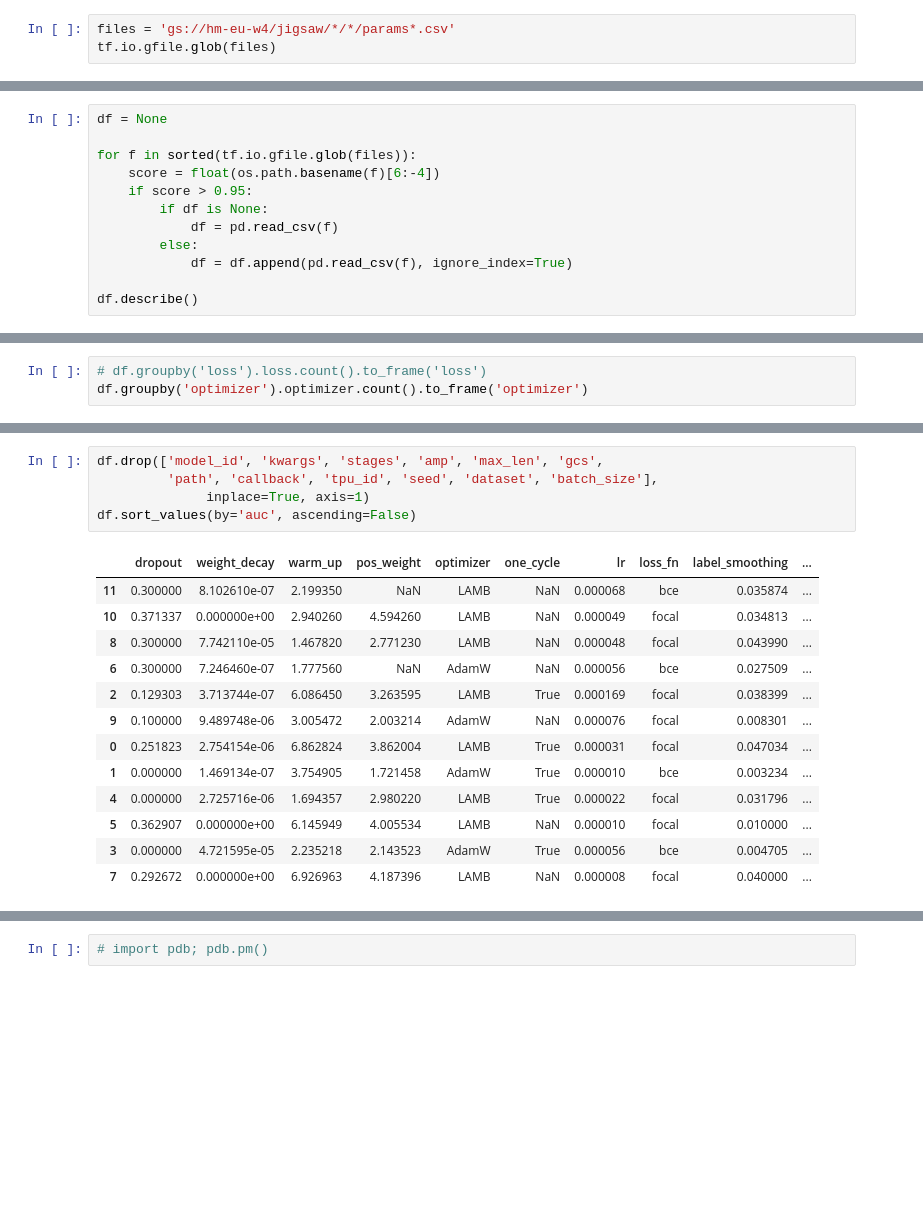
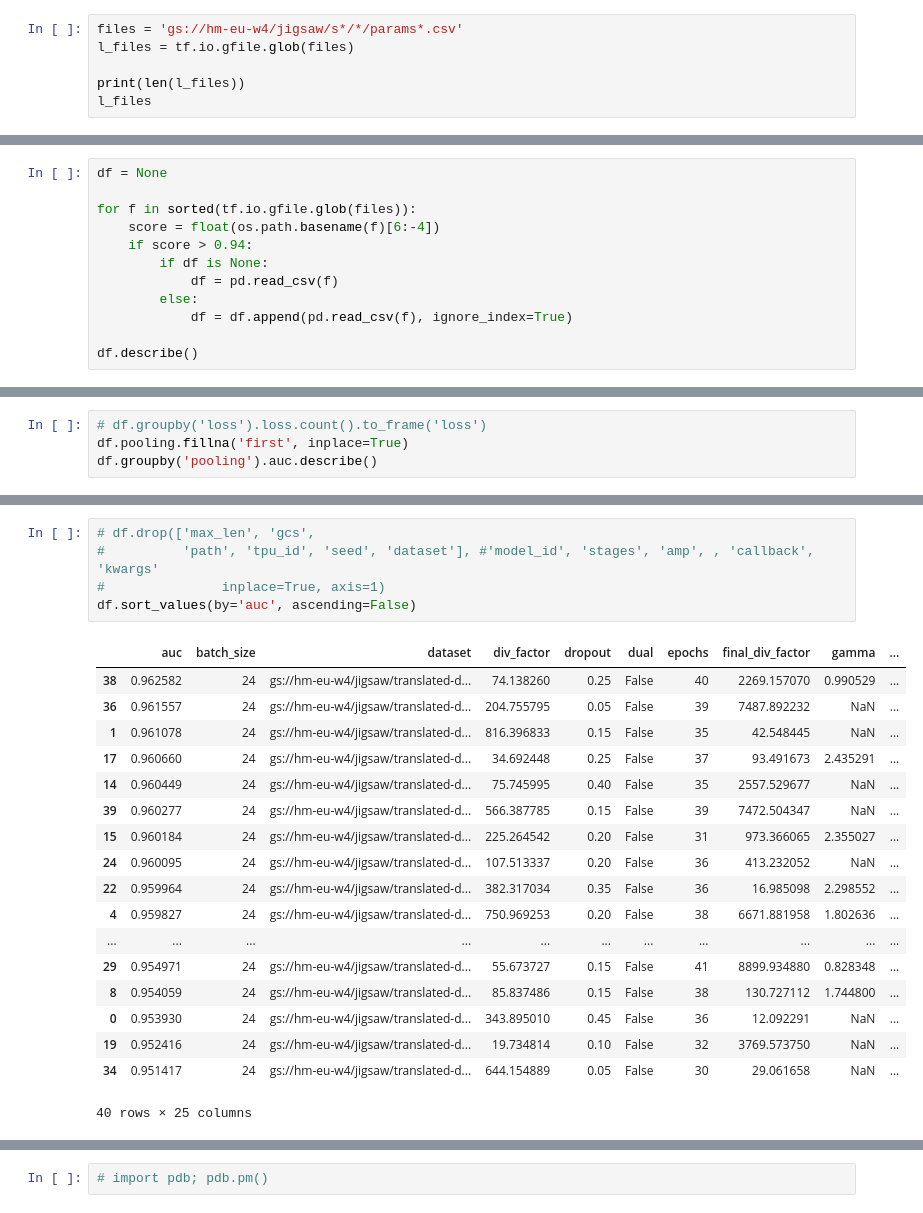
Before and after one commit to henrique/jigsaw20, a Jupyter notebook: subs.ipynb, the cells around one changed output, grey strips where cells are left out. Cells and saved outputs as stored; diff of their text form; blank space fills up the shorter version.

```diff
--- a/subs.ipynb
+++ b/subs.ipynb
@@ -11,6 +11,9 @@ import seaborn as sns
 import matplotlib.pyplot as plt
 sns.set()
 # %%
-files = 'gs://hm-eu-w4/jigsaw/*/*/params*.csv'
-tf.io.gfile.glob(files)
+files = 'gs://hm-eu-w4/jigsaw/s*/*/params*.csv'
+l_files = tf.io.gfile.glob(files)
+
+print(len(l_files))
+l_files
 # %% [output]
@@ -53,7 +42,7 @@ df = None
 
 for f in sorted(tf.io.gfile.glob(files)):
     score = float(os.path.basename(f)[6:-4])
-    if score > 0.95:
+    if score > 0.94:
         if df is None:
             df = pd.read_csv(f)
         else:
@@ -73,4 +62,5 @@ df.describe()
 # %%
 # df.groupby('loss').loss.count().to_frame('loss')
-df.groupby('optimizer').optimizer.count().to_frame('optimizer')
+df.pooling.fillna('first', inplace=True)
+df.groupby('pooling').auc.describe()
 # %% [output]
@@ -81,22 +72,27 @@ df.groupby('optimizer').optimizer.count().to_frame('optimizer')
 # %%
-df.drop(['model_id', 'kwargs', 'stages', 'amp', 'max_len', 'gcs',
-         'path', 'callback', 'tpu_id', 'seed', 'dataset', 'batch_size'],
-              inplace=True, axis=1)
+# df.drop(['max_len', 'gcs',
+#          'path', 'tpu_id', 'seed', 'dataset'], #'model_id', 'stages', 'amp', , 'callback', 'kwargs'
+#               inplace=True, axis=1)
 df.sort_values(by='auc', ascending=False)
 # %% [output]
-|  | dropout | weight_decay | warm_up | pos_weight | optimizer | one_cycle | lr | loss_fn | label_smoothing | ... |
-| 11 | 0.300000 | 8.102610e-07 | 2.199350 | NaN | LAMB | NaN | 0.000068 | bce | 0.035874 | ... |
-| 10 | 0.371337 | 0.000000e+00 | 2.940260 | 4.594260 | LAMB | NaN | 0.000049 | focal | 0.034813 | ... |
-| 8 | 0.300000 | 7.742110e-05 | 1.467820 | 2.771230 | LAMB | NaN | 0.000048 | focal | 0.043990 | ... |
-| 6 | 0.300000 | 7.246460e-07 | 1.777560 | NaN | AdamW | NaN | 0.000056 | bce | 0.027509 | ... |
-| 2 | 0.129303 | 3.713744e-07 | 6.086450 | 3.263595 | LAMB | True | 0.000169 | focal | 0.038399 | ... |
-| 9 | 0.100000 | 9.489748e-06 | 3.005472 | 2.003214 | AdamW | NaN | 0.000076 | focal | 0.008301 | ... |
-| 0 | 0.251823 | 2.754154e-06 | 6.862824 | 3.862004 | LAMB | True | 0.000031 | focal | 0.047034 | ... |
-| 1 | 0.000000 | 1.469134e-07 | 3.754905 | 1.721458 | AdamW | True | 0.000010 | bce | 0.003234 | ... |
-| 4 | 0.000000 | 2.725716e-06 | 1.694357 | 2.980220 | LAMB | True | 0.000022 | focal | 0.031796 | ... |
-| 5 | 0.362907 | 0.000000e+00 | 6.145949 | 4.005534 | LAMB | NaN | 0.000010 | focal | 0.010000 | ... |
-| 3 | 0.000000 | 4.721595e-05 | 2.235218 | 2.143523 | AdamW | True | 0.000056 | bce | 0.004705 | ... |
-| 7 | 0.292672 | 0.000000e+00 | 6.926963 | 4.187396 | LAMB | NaN | 0.000008 | focal | 0.040000 | ... |
+|  | auc | batch_size | dataset | div_factor | dropout | dual | epochs | final_div_factor | gamma | ... |
+| 38 | 0.962582 | 24 | gs://hm-eu-w4/jigsaw/translated-d... | 74.138260 | 0.25 | False | 40 | 2269.157070 | 0.990529 | ... |
+| 36 | 0.961557 | 24 | gs://hm-eu-w4/jigsaw/translated-d... | 204.755795 | 0.05 | False | 39 | 7487.892232 | NaN | ... |
+| 1 | 0.961078 | 24 | gs://hm-eu-w4/jigsaw/translated-d... | 816.396833 | 0.15 | False | 35 | 42.548445 | NaN | ... |
+| 17 | 0.960660 | 24 | gs://hm-eu-w4/jigsaw/translated-d... | 34.692448 | 0.25 | False | 37 | 93.491673 | 2.435291 | ... |
+| 14 | 0.960449 | 24 | gs://hm-eu-w4/jigsaw/translated-d... | 75.745995 | 0.40 | False | 35 | 2557.529677 | NaN | ... |
+| 39 | 0.960277 | 24 | gs://hm-eu-w4/jigsaw/translated-d... | 566.387785 | 0.15 | False | 39 | 7472.504347 | NaN | ... |
+| 15 | 0.960184 | 24 | gs://hm-eu-w4/jigsaw/translated-d... | 225.264542 | 0.20 | False | 31 | 973.366065 | 2.355027 | ... |
+| 24 | 0.960095 | 24 | gs://hm-eu-w4/jigsaw/translated-d... | 107.513337 | 0.20 | False | 36 | 413.232052 | NaN | ... |
+| 22 | 0.959964 | 24 | gs://hm-eu-w4/jigsaw/translated-d... | 382.317034 | 0.35 | False | 36 | 16.985098 | 2.298552 | ... |
+| 4 | 0.959827 | 24 | gs://hm-eu-w4/jigsaw/translated-d... | 750.969253 | 0.20 | False | 38 | 6671.881958 | 1.802636 | ... |
+| ... | ... | ... | ... | ... | ... | ... | ... | ... | ... | ... |
+| 29 | 0.954971 | 24 | gs://hm-eu-w4/jigsaw/translated-d... | 55.673727 | 0.15 | False | 41 | 8899.934880 | 0.828348 | ... |
+| 8 | 0.954059 | 24 | gs://hm-eu-w4/jigsaw/translated-d... | 85.837486 | 0.15 | False | 38 | 130.727112 | 1.744800 | ... |
+| 0 | 0.953930 | 24 | gs://hm-eu-w4/jigsaw/translated-d... | 343.895010 | 0.45 | False | 36 | 12.092291 | NaN | ... |
+| 19 | 0.952416 | 24 | gs://hm-eu-w4/jigsaw/translated-d... | 19.734814 | 0.10 | False | 32 | 3769.573750 | NaN | ... |
+| 34 | 0.951417 | 24 | gs://hm-eu-w4/jigsaw/translated-d... | 644.154889 | 0.05 | False | 30 | 29.061658 | NaN | ... |
+40 rows × 25 columns
 # %%
 # Compute the correlation matrix
 corr = df.corr('kendall')
```
Also changed, not shown: parts of 13 cells of this notebook.
